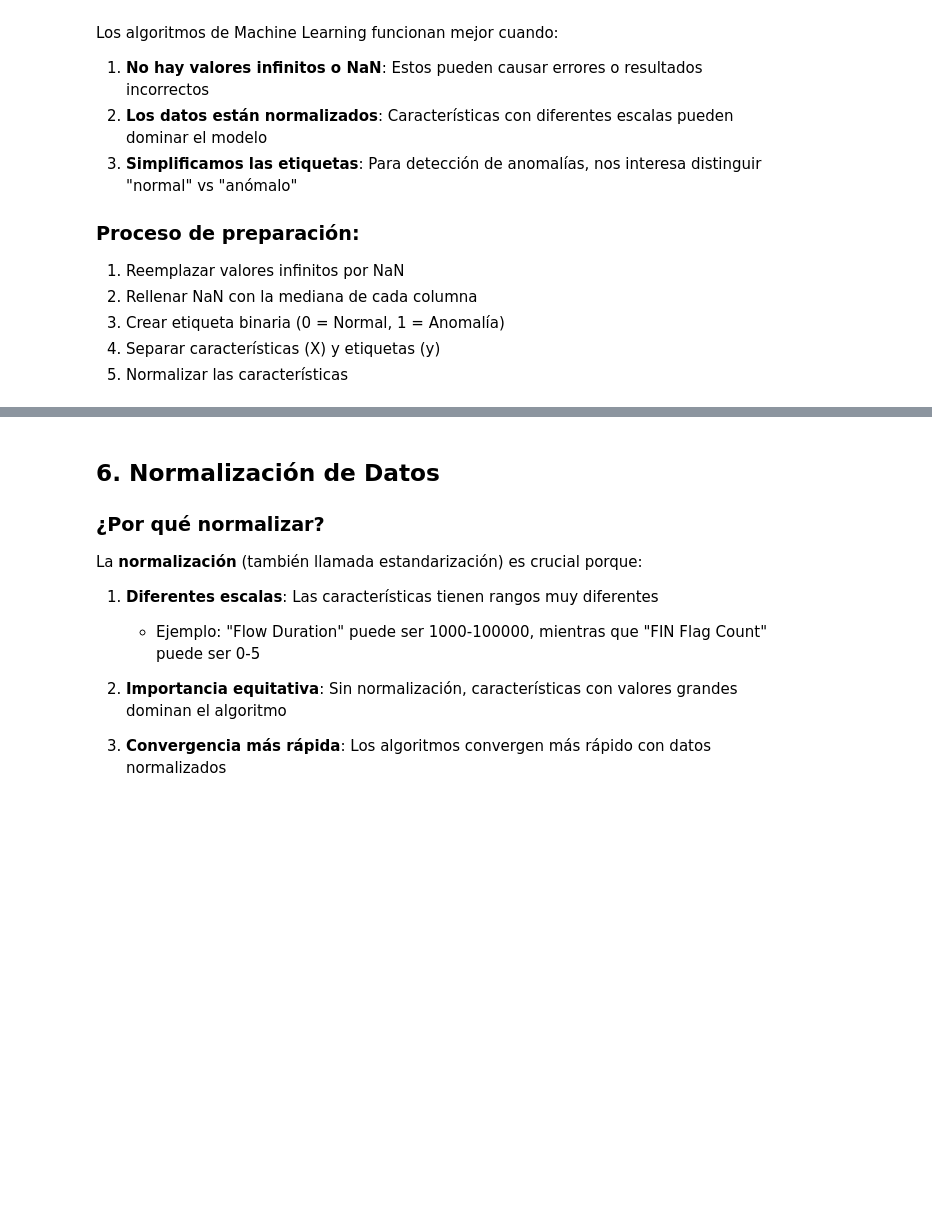
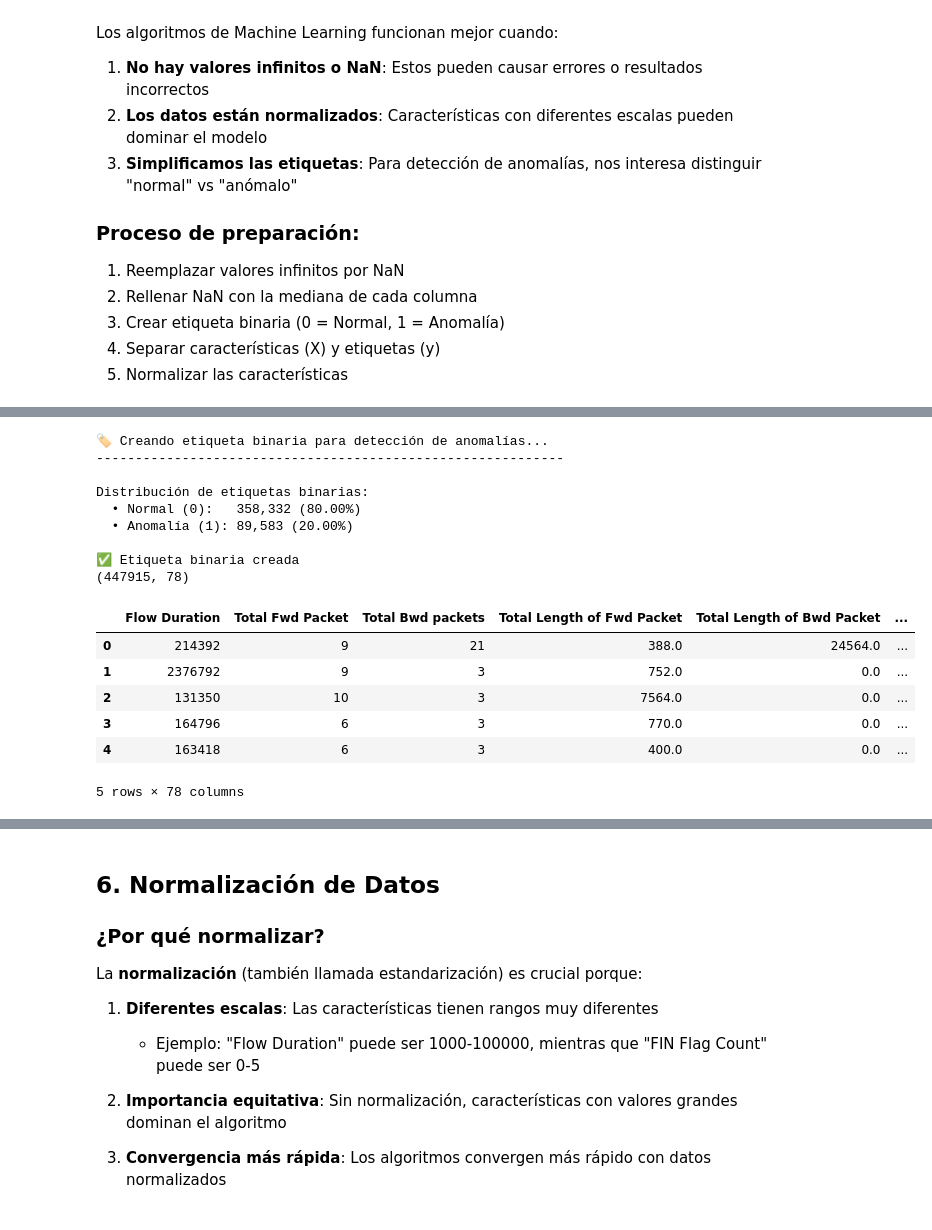
Before and after one commit to jafprofesor/IFCD093PO, a Jupyter notebook: 2026-02-06/analisis_deteccion_anomalias_CICUNSW.ipynb, the cells around one changed output, grey strips where cells are left out. Drawn from its saved outputs; the diff is of its cells as text; code cells hidden in the pictures; blank space fills up the shorter version.

```diff
--- a/2026-02-06/analisis_deteccion_anomalias_CICUNSW.ipynb
+++ b/2026-02-06/analisis_deteccion_anomalias_CICUNSW.ipynb
@@ -327,24 +411,43 @@ print("\n✅ Limpieza completada")
 # %%
 # ============================================================================
 # CREACIÓN DE ETIQUETA BINARIA
 # ============================================================================
 
 print("\n🏷️ Creando etiqueta binaria para detección de anomalías...")
 print("-" * 60)
 
 # Para detección de anomalías, simplificamos a dos clases:
 # - 0 (Benign) → 0 (Normal)
 # - Cualquier otro valor → 1 (Anomalía/Ataque)
 
 df_clean['Binary_Label'] = (df_clean['Label'] != 0).astype(int)
 
 # Verificar la conversión
 print("\nDistribución de etiquetas binarias:")
 binary_counts = df_clean['Binary_Label'].value_counts()
 print(f"  • Normal (0):   {binary_counts[0]:,} ({binary_counts[0]/len(df_clean)*100:.2f}%)")
 print(f"  • Anomalía (1): {binary_counts[1]:,} ({binary_counts[1]/len(df_clean)*100:.2f}%)")
 
 print("\n✅ Etiqueta binaria creada")
+print(df_clean.shape)
+df_clean.head()
+# %% [output]
+🏷️ Creando etiqueta binaria para detección de anomalías...
+------------------------------------------------------------
+
+Distribución de etiquetas binarias:
+  • Normal (0):   358,332 (80.00%)
+  • Anomalía (1): 89,583 (20.00%)
+
+✅ Etiqueta binaria creada
+(447915, 78)
+|  | Flow Duration | Total Fwd Packet | Total Bwd packets | Total Length of Fwd Packet | Total Length of Bwd Packet | ... |
+| 0 | 214392 | 9 | 21 | 388.0 | 24564.0 | ... |
+| 1 | 2376792 | 9 | 3 | 752.0 | 0.0 | ... |
+| 2 | 131350 | 10 | 3 | 7564.0 | 0.0 | ... |
+| 3 | 164796 | 6 | 3 | 770.0 | 0.0 | ... |
+| 4 | 163418 | 6 | 3 | 400.0 | 0.0 | ... |
+5 rows × 78 columns
 # %%
 # ============================================================================
 # SEPARACIÓN DE CARACTERÍSTICAS Y ETIQUETAS
```
Also changed, not shown: parts of 23 cells of this notebook.
